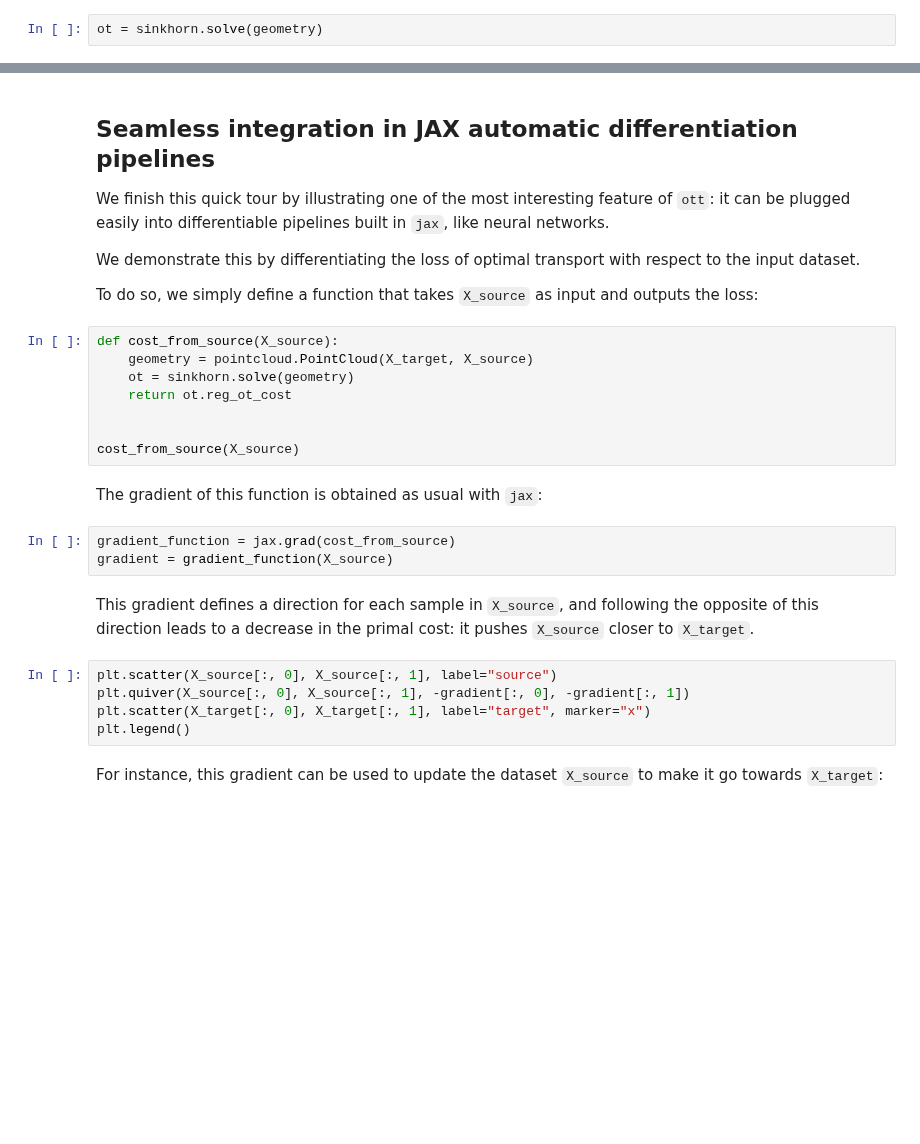
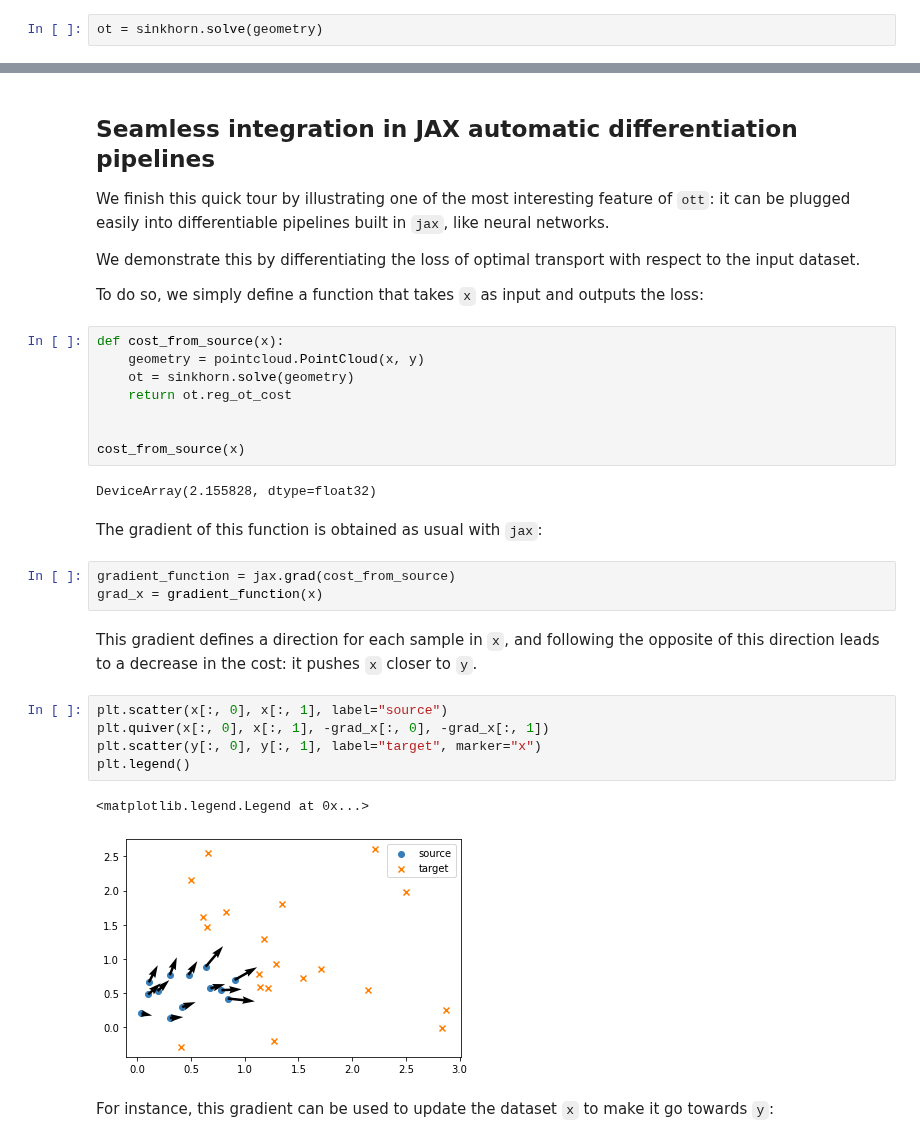
Before and after one commit to ott-jax/ott, a Jupyter notebook: docs/tutorials/notebooks/basic_ot_between_datasets.ipynb, the cells around one changed output, grey strips where cells are left out. Saved outputs shown, nothing was run; the diff lists cells and outputs as text; blank space fills up the shorter version.

Commit message:
gradient -> grad_x

```diff
--- a/docs/tutorials/notebooks/basic_ot_between_datasets.ipynb
+++ b/docs/tutorials/notebooks/basic_ot_between_datasets.ipynb
@@ -83,27 +87,32 @@ We finish this quick tour by illustrating one of the most interesting feature of
 
 We demonstrate this by differentiating the loss of optimal transport with respect to the input dataset.
 
-To do so, we simply define a function that takes `X_source` as input and outputs the loss:
+To do so, we simply define a function that takes `x` as input and outputs the loss:
 # %%
-def cost_from_source(X_source):
-    geometry = pointcloud.PointCloud(X_target, X_source)
+def cost_from_source(x):
+    geometry = pointcloud.PointCloud(x, y)
     ot = sinkhorn.solve(geometry)
     return ot.reg_ot_cost
 
 
-cost_from_source(X_source)
+cost_from_source(x)
+# %% [output]
+DeviceArray(2.155828, dtype=float32)
 # %% [markdown]
 The gradient of this function is obtained as usual with `jax`:
 # %%
 gradient_function = jax.grad(cost_from_source)
-gradient = gradient_function(X_source)
+grad_x = gradient_function(x)
 # %% [markdown]
-This gradient defines a direction for each sample in `X_source`, and following the opposite of this direction leads to a decrease in the primal cost: it pushes `X_source` closer to `X_target`.
+This gradient defines a direction for each sample in `x`, and following the opposite of this direction leads to a decrease in the cost: it pushes `x` closer to `y`.
 # %%
-plt.scatter(X_source[:, 0], X_source[:, 1], label="source")
-plt.quiver(X_source[:, 0], X_source[:, 1], -gradient[:, 0], -gradient[:, 1])
-plt.scatter(X_target[:, 0], X_target[:, 1], label="target", marker="x")
+plt.scatter(x[:, 0], x[:, 1], label="source")
+plt.quiver(x[:, 0], x[:, 1], -grad_x[:, 0], -grad_x[:, 1])
+plt.scatter(y[:, 0], y[:, 1], label="target", marker="x")
 plt.legend()
+# %% [output]
+<matplotlib.legend.Legend at 0x...>
+[figure, added]
 # %% [markdown]
-For instance, this gradient can be used to update the dataset `X_source` to make it go towards `X_target`:
+For instance, this gradient can be used to update the dataset `x` to make it go towards `y`:
 # %%
```
Also changed, not shown: parts of 8 cells of this notebook.
